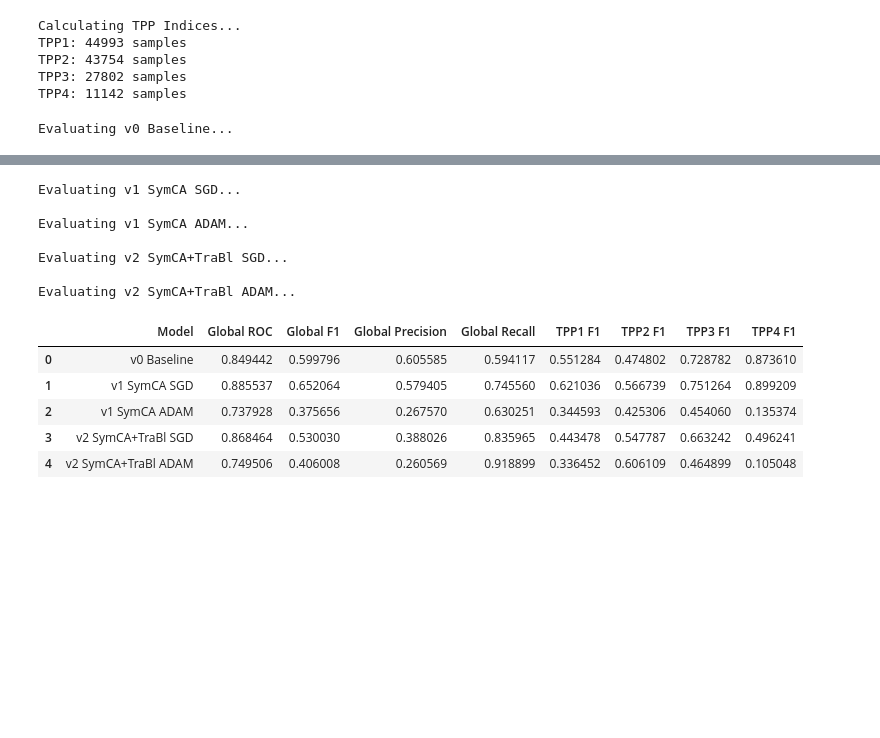
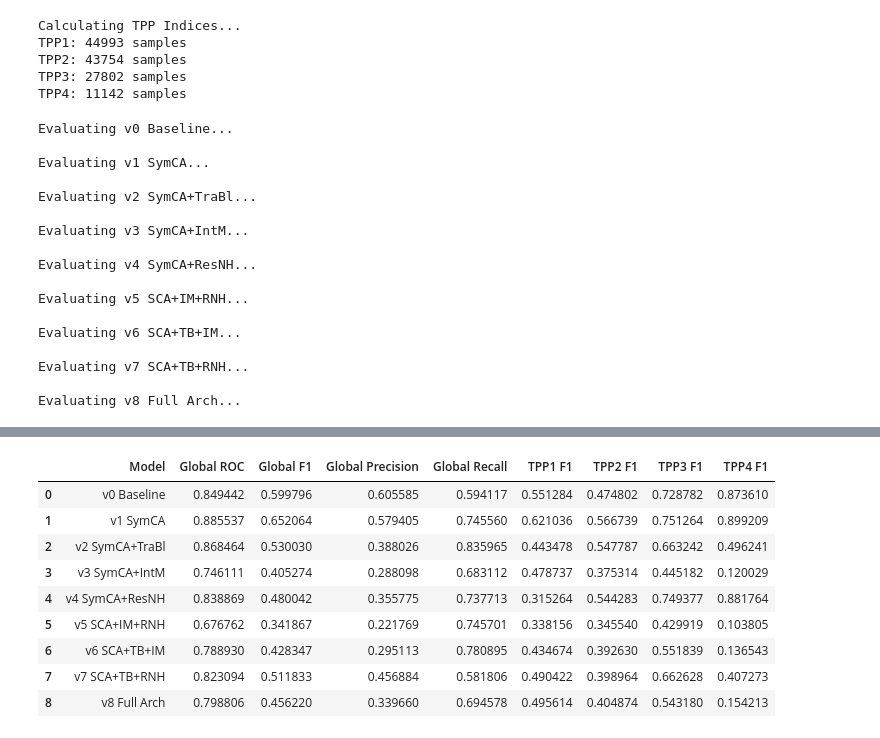
Before and after one commit to mvoemel/projektarbeit-bachelor, a Jupyter notebook: TEPNETenh/evaluation.ipynb, the cells around one changed output, grey strips where cells are left out. Drawn from its saved outputs; the diff is of its cells as text; code cells hidden in the pictures; blank space fills up the shorter version.

```diff
--- a/TEPNETenh/evaluation.ipynb
+++ b/TEPNETenh/evaluation.ipynb
@@ -23,9 +23,9 @@ import os
 #        CONFIGURATION
 # ===========================
 
-SAVE_FIGURES = False
-FIGURES_TAG = 'Version 1 and 2' # e.g. 'SGD Optimizer', 'Version 1', 'Best Models'
-FIGURES_TAG_APPENDIX = '_test' # e.g. '_adam', '_v2', 'best_models'
+SAVE_FIGURES = True
+FIGURES_TAG = 'SGD Optimizer' # e.g. 'SGD Optimizer', 'Version 1', 'Best Models'
+FIGURES_TAG_APPENDIX = '_sgd' # e.g. '_adam', '_v2', 'best_models'
 
 DATA_PATH = './dataset/processed/'
 MODEL_PATH = './tmp/'
@@ -33,21 +33,21 @@ FIG_OUTPUT_PREFIX = './output/'
 
 MODELS_TO_EVALUATE = {
     'v0 Baseline': 'TEPNETenh_model_v0_64_pca_baseline.keras',
-    'v1 SymCA SGD': 'TEPNETenh_model_v1_64_pca_sgd.keras',
-    'v1 SymCA ADAM': 'TEPNETenh_model_v1_64_pca_adam.keras',
-    'v2 SymCA+TraBl SGD': 'TEPNETenh_model_v2_64_pca_sgd.keras',
-    'v2 SymCA+TraBl ADAM': 'TEPNETenh_model_v2_64_pca_adam.keras',
-    # 'v3 SymCA+IntM': 'TEPNETenh_model_v3_64_pca_sgd.keras',
+    'v1 SymCA': 'TEPNETenh_model_v1_64_pca_sgd.keras',
+    # 'v1 SymCA': 'TEPNETenh_model_v1_64_pca_adam.keras',
+    'v2 SymCA+TraBl': 'TEPNETenh_model_v2_64_pca_sgd.keras',
+    # 'v2 SymCA+TraBl': 'TEPNETenh_model_v2_64_pca_adam.keras',
+    'v3 SymCA+IntM': 'TEPNETenh_model_v3_64_pca_sgd.keras',
     # 'v3 SymCA+IntM': 'TEPNETenh_model_v3_64_pca_adam.keras',
-    # 'v4 SymCA+ResNH': 'TEPNETenh_model_v4_64_pca_sgd.keras',
+    'v4 SymCA+ResNH': 'TEPNETenh_model_v4_64_pca_sgd.keras',
     # 'v4 SymCA+ResNH': 'TEPNETenh_model_v4_64_pca_adam.keras',
-    # 'v5 SCA+IM+RNH': 'TEPNETenh_model_v5_64_pca_sgd.keras',
+    'v5 SCA+IM+RNH': 'TEPNETenh_model_v5_64_pca_sgd.keras',
     # 'v5 SCA+IM+RNH': 'TEPNETenh_model_v5_64_pca_adam.keras',
-    # 'v6 SCA+TB+IM': 'TEPNETenh_model_v6_64_pca_sgd.keras',
+    'v6 SCA+TB+IM': 'TEPNETenh_model_v6_64_pca_sgd.keras',
     # 'v6 SCA+TB+IM': 'TEPNETenh_model_v6_64_pca_adam.keras',
-    # 'v7 SCA+TB+RNH': 'TEPNETenh_model_v7_64_pca_sgd.keras',
+    'v7 SCA+TB+RNH': 'TEPNETenh_model_v7_64_pca_sgd.keras',
     # 'v7 SCA+TB+RNH': 'TEPNETenh_model_v7_64_pca_adam.keras',
-    # 'v8 Full Arch': 'TEPNETenh_model_v8_64_pca_sgd.keras',
+    'v8 Full Arch': 'TEPNETenh_model_v8_64_pca_sgd.keras',
     # 'v8 Full Arch': 'TEPNETenh_model_v8_64_pca_adam.keras',
 }
 
@@ -234,6 +234,20 @@ for model_name, model_file in MODELS_TO_EVALUATE.items():
         'PeriodicEmbeddings': PeriodicEmbeddings,
         'ExpandDimsLayer': ExpandDimsLayer
     })
+
+
+
+    # Evaluation
+    print("\nEvaluating on Test Set...")
+    results = model.evaluate(
+        {"TCR_Input": X_test_tcr, "Epitope_Input": X_test_epi, "Physicochemical_Features": X_test_feat},
+        y_test, verbose=1, return_dict=True
+    )
+    print(f"\nTest Results ({model_name}, {model_file}):")
+    for k, v in results.items():
+        print(f"{k}: {v:.4f}")
+
+
 
     # 1. Global Predictions
     y_pred_prob = model.predict(
@@ -279,3 +293,19 @@ df_results = pd.DataFrame(results_table)
 display(df_results)
 # %% [output]
 Evaluating v0 Baseline...
+
+Evaluating v1 SymCA...
+
+Evaluating v2 SymCA+TraBl...
+
+Evaluating v3 SymCA+IntM...
+
+Evaluating v4 SymCA+ResNH...
+
+Evaluating v5 SCA+IM+RNH...
+
+Evaluating v6 SCA+TB+IM...
+
+Evaluating v7 SCA+TB+RNH...
+
+Evaluating v8 Full Arch...
@@ -287,16 +312,13 @@ I0000 00:00:1766173586.559073 3721836 device_compiler.h:188] Compiled cluster us
-Evaluating v1 SymCA SGD...
-
-Evaluating v1 SymCA ADAM...
-
-Evaluating v2 SymCA+TraBl SGD...
-
-Evaluating v2 SymCA+TraBl ADAM...
 |  | Model | Global ROC | Global F1 | Global Precision | Global Recall | TPP1 F1 | TPP2 F1 | TPP3 F1 | TPP4 F1 |
 | 0 | v0 Baseline | 0.849442 | 0.599796 | 0.605585 | 0.594117 | 0.551284 | 0.474802 | 0.728782 | 0.873610 |
-| 1 | v1 SymCA SGD | 0.885537 | 0.652064 | 0.579405 | 0.745560 | 0.621036 | 0.566739 | 0.751264 | 0.899209 |
-| 2 | v1 SymCA ADAM | 0.737928 | 0.375656 | 0.267570 | 0.630251 | 0.344593 | 0.425306 | 0.454060 | 0.135374 |
-| 3 | v2 SymCA+TraBl SGD | 0.868464 | 0.530030 | 0.388026 | 0.835965 | 0.443478 | 0.547787 | 0.663242 | 0.496241 |
-| 4 | v2 SymCA+TraBl ADAM | 0.749506 | 0.406008 | 0.260569 | 0.918899 | 0.336452 | 0.606109 | 0.464899 | 0.105048 |
+| 1 | v1 SymCA | 0.885537 | 0.652064 | 0.579405 | 0.745560 | 0.621036 | 0.566739 | 0.751264 | 0.899209 |
+| 2 | v2 SymCA+TraBl | 0.868464 | 0.530030 | 0.388026 | 0.835965 | 0.443478 | 0.547787 | 0.663242 | 0.496241 |
+| 3 | v3 SymCA+IntM | 0.746111 | 0.405274 | 0.288098 | 0.683112 | 0.478737 | 0.375314 | 0.445182 | 0.120029 |
+| 4 | v4 SymCA+ResNH | 0.838869 | 0.480042 | 0.355775 | 0.737713 | 0.315264 | 0.544283 | 0.749377 | 0.881764 |
+| 5 | v5 SCA+IM+RNH | 0.676762 | 0.341867 | 0.221769 | 0.745701 | 0.338156 | 0.345540 | 0.429919 | 0.103805 |
+| 6 | v6 SCA+TB+IM | 0.788930 | 0.428347 | 0.295113 | 0.780895 | 0.434674 | 0.392630 | 0.551839 | 0.136543 |
+| 7 | v7 SCA+TB+RNH | 0.823094 | 0.511833 | 0.456884 | 0.581806 | 0.490422 | 0.398964 | 0.662628 | 0.407273 |
+| 8 | v8 Full Arch | 0.798806 | 0.456220 | 0.339660 | 0.694578 | 0.495614 | 0.404874 | 0.543180 | 0.154213 |
 # %%
 # ===========================
 #      VISUALIZATION
```
Also changed, not shown: parts of 2 cells of this notebook, 4 other files.
